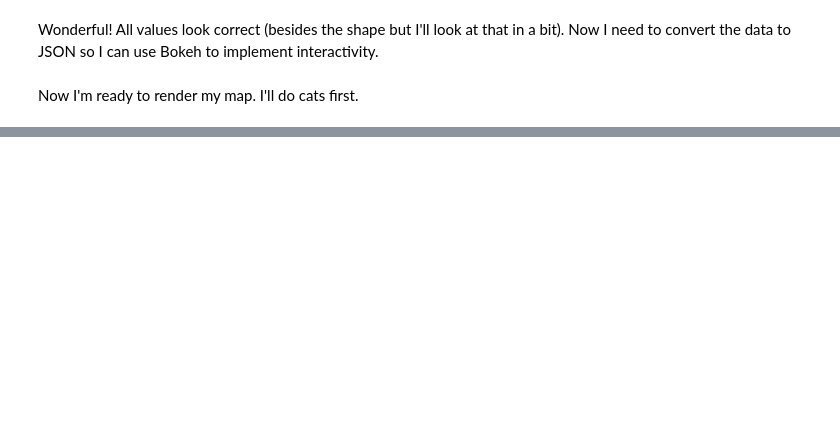
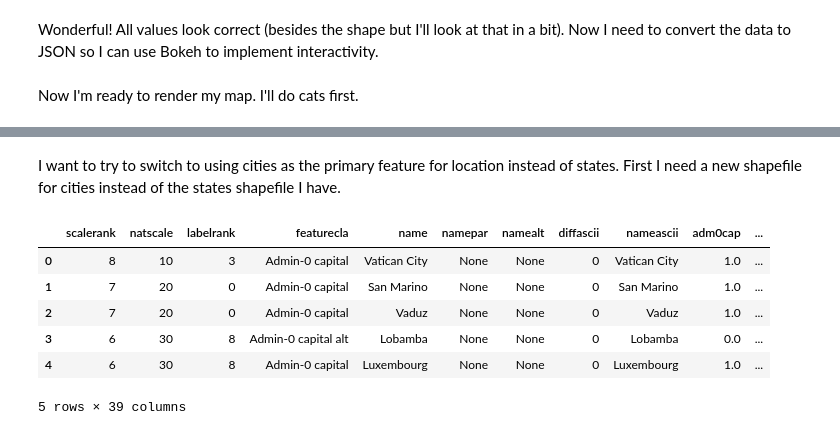
Before and after one commit to KwameTaylor/flask-project, a Jupyter notebook: viz.ipynb, the cells around one changed output, grey strips where cells are left out. Drawn from its saved outputs; the diff is of its cells as text; code cells hidden in the pictures; blank space fills up the shorter version.

```diff
--- a/viz.ipynb
+++ b/viz.ipynb
@@ -230,3 +230,23 @@ Loading BokehJS ...
 [interactive output not drawn]
 [interactive output not drawn]
 [interactive output not drawn]
+# %% [markdown]
+I want to try to switch to using cities as the primary feature for location instead of states. First I need a new shapefile for cities instead of the states shapefile I have.
+# %%
+shapefile = '/Users/a666/codeup-data-science/flask-project/ne_110m_populated_places_simple/ne_110m_populated_places_simple.shp'
+
+#Read shapefile using Geopandas
+gdf = gpd.read_file(shapefile)
+#[['name', 'iso_3166_2', 'geometry']]
+
+#Rename columns.
+#gdf.columns = ['state', 'state_code', 'geometry']
+gdf.head()
+# %% [output]
+|  | scalerank | natscale | labelrank | featurecla | name | namepar | namealt | diffascii | nameascii | adm0cap | ... |
+| 0 | 8 | 10 | 3 | Admin-0 capital | Vatican City | None | None | 0 | Vatican City | 1.0 | ... |
+| 1 | 7 | 20 | 0 | Admin-0 capital | San Marino | None | None | 0 | San Marino | 1.0 | ... |
+| 2 | 7 | 20 | 0 | Admin-0 capital | Vaduz | None | None | 0 | Vaduz | 1.0 | ... |
+| 3 | 6 | 30 | 8 | Admin-0 capital alt | Lobamba | None | None | 0 | Lobamba | 0.0 | ... |
+| 4 | 6 | 30 | 8 | Admin-0 capital | Luxembourg | None | None | 0 | Luxembourg | 1.0 | ... |
+5 rows × 39 columns
```
Also changed, not shown: parts of 2 cells of this notebook.
